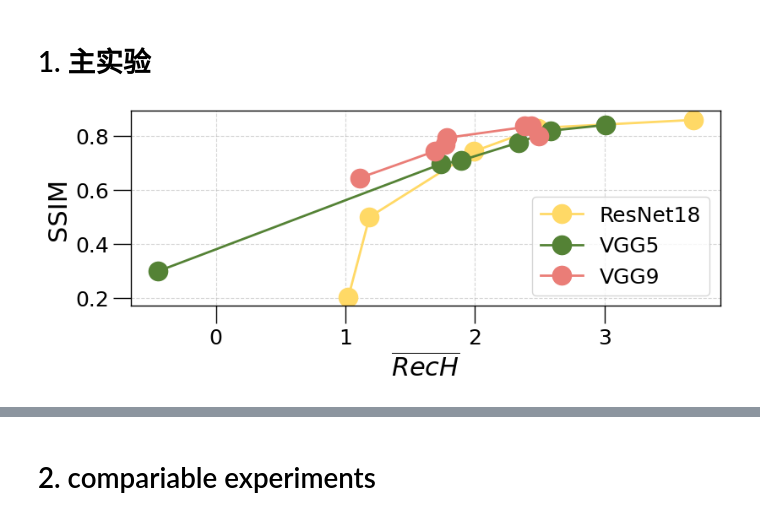
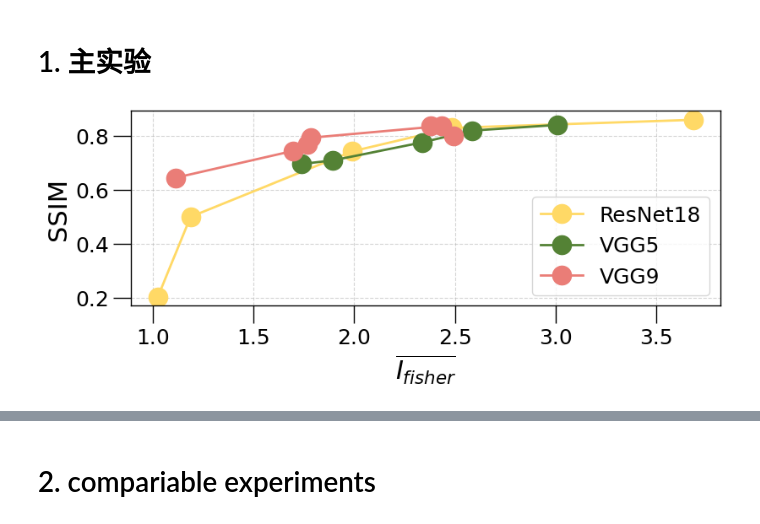
Before and after one commit to Fintech0517/PP-Split, a Jupyter notebook: examples/effectInfo/experiment_figs.ipynb, the cells around one changed output, grey strips where cells are left out. Drawn from its saved outputs; the diff is of its cells as text; code cells hidden in the pictures.

```diff
--- a/examples/effectInfo/experiment_figs.ipynb
+++ b/examples/effectInfo/experiment_figs.ipynb
@@ -69,13 +69,13 @@ MSE_ResNet18_CIFAR10=[\
 ]
 
 # VGG5_CIFAR10
-avg_FMI_VGG5_CIFAR10=[ # 0,2,1,3,4,5
+avg_FMI_VGG5_CIFAR10=[ # 0,2,1,3,4
 3.010811899,
 2.585751213,
 2.336168509,
 1.894931183,
 1.736217317,
--0.447788638,
+# -0.447788638,
 ]
 SSIM_VGG5_CIFAR10=[
 0.841437619,
@@ -83,7 +83,7 @@ SSIM_VGG5_CIFAR10=[
 0.776294194,
 0.710193761,
 0.696377353,
-0.299489528,
+# 0.299489528,
 ]
 MSE_VGG5_CIFAR10=[
 0.091259597,
@@ -91,7 +91,7 @@ MSE_VGG5_CIFAR10=[
 0.101821419,
 0.111764167,
 0.118909247,
-0.218070411,
+# 0.218070411,
 ]
 
 # VGG9_CIFAR10
@@ -141,29 +141,30 @@ colors = ['#ffd966','#548235','#ea7d77','#2e75b7','#9169b2']
 # %%
 # FMI vs. SSIM
 
 # 横纵坐标题目
 # x_name_list = ["Avg. RecH"]
-x_name_list = [r'$\overline{RecH}$']
+# x_name_list = [r'$\overline{RecH}$']
+x_name_list = [r'$\overline{I_{fisher}}$']
 y_name_list = ['SSIM']
 plt.figure(figsize=(9, 3))
 
 # 绘制折线图
 plt.plot(avg_FMI_ResNet18_CIFAR10,SSIM_ResNet18_CIFAR10, label=legend1[0], color=colors[0], marker='o')
 plt.plot(avg_FMI_VGG5_CIFAR10, SSIM_VGG5_CIFAR10,  label=legend1[1], color=colors[1], marker='o')
 plt.plot(avg_FMI_VGG9_CIFAR10, SSIM_VGG9_CIFAR10,  label=legend1[2], color=colors[2], marker='o')
 # 添加标题和标签
 # plt.title('Average FMI Comparison')
 plt.xlabel(x_name_list[0])
 plt.ylabel(y_name_list[0])
 
 # 添加图例
 plt.legend()
 
 # 显示图形
 # plt.show()
 plt.savefig('SSIM@aFMI-cifar10.pdf', format='pdf',bbox_inches='tight')
 # %% [output]
-[figure, old version]
+[figure, new version]
 # %%
 # FMI vs. MSE
 
```
Also changed, not shown: parts of 12 cells of this notebook, 21 other files.
